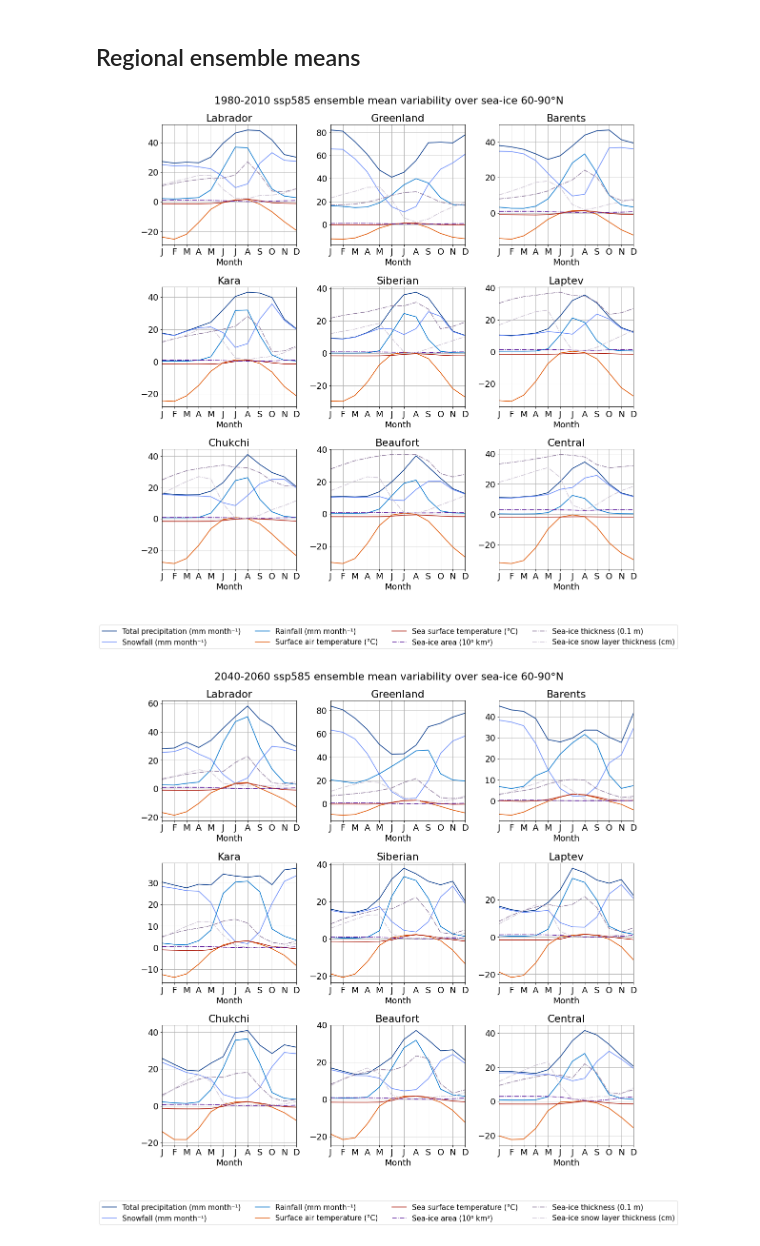
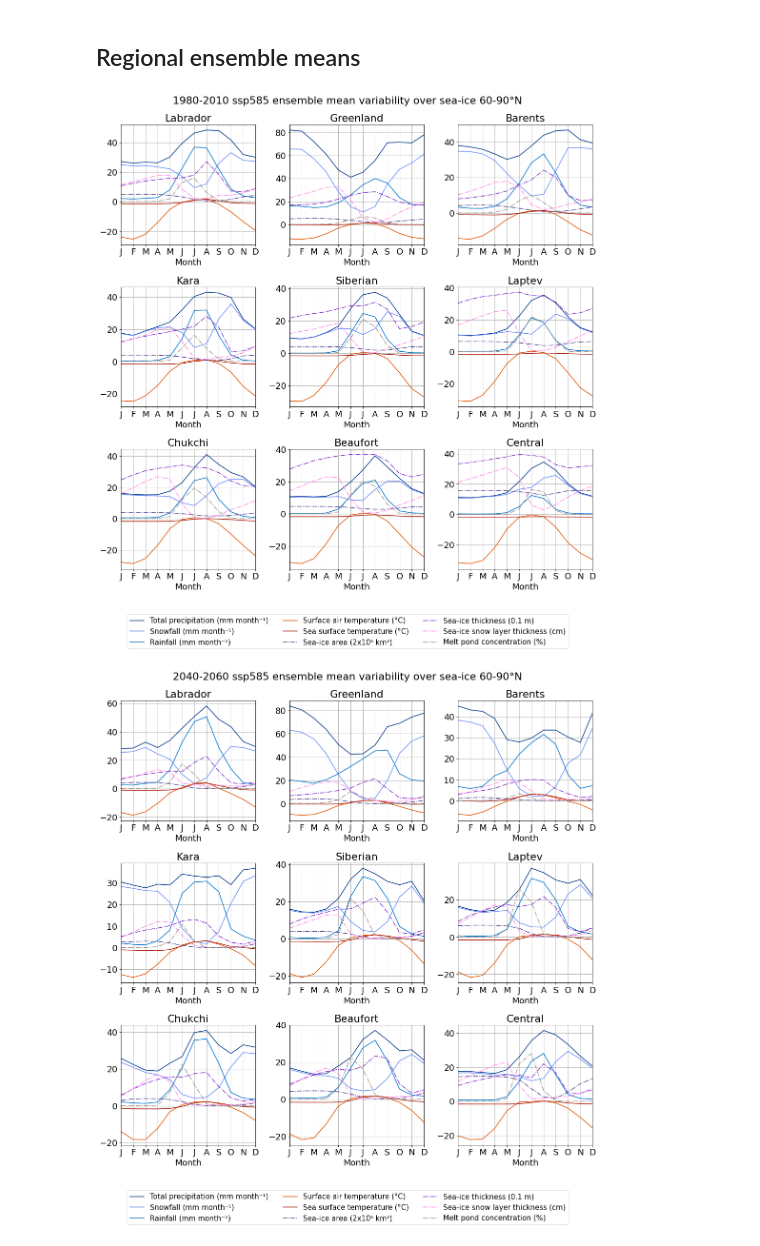
Before and after one commit to hannahwoodward/cmip6-seaice-precipitation, a Jupyter notebook: ensemble-comp-si.ipynb, the cells around one changed output. Drawn from its saved outputs; the diff is of its cells as text; code cells hidden in the pictures.

```diff
--- a/ensemble-comp-si.ipynb
+++ b/ensemble-comp-si.ipynb
@@ -49,6 +49,9 @@ ensemble_sithick_time_series *= 10
 ensemble_sisnthick_time_series = libs.local.get_ensemble_series('sisnthick', experiment)
 ensemble_sisnthick_time_series *= 100
 
+ensemble_simp_time_series = libs.local.get_ensemble_series('simpconc', experiment)
+#ensemble_simp_time_series /= 1e5
+
 # ensemble_simass_time_series = time_series_process(
 #     libs.local.get_ensemble_series('simass', experiment)
 # )
@@ -57,6 +60,8 @@ for variable in ensemble_tas_time_series:
     ensemble_siconc_time_series[variable].attrs['plot_kwargs'] = { 'linestyle': 'dashdot' }
     ensemble_sithick_time_series[variable].attrs['plot_kwargs'] = { 'linestyle': 'dashdot' }
     ensemble_sisnthick_time_series[variable].attrs['plot_kwargs'] = { 'linestyle': 'dashdot' }
+    if variable in ensemble_simp_time_series:
+        ensemble_simp_time_series[variable].attrs['plot_kwargs'] = { 'linestyle': 'dashdot' }
 
 
 time_slices = libs.vars.default_time_slices()
@@ -171,15 +179,20 @@ for s in time_slices:
 
         slice_siconc = ensemble_siconc_time_series.sel(**s['slice']).groupby('time.month').mean('time')
         slice_siconc[model].attrs['label'] = 'Sea-ice area (2x10⁵ km²)'
-        slice_siconc[model].attrs['color'] = '#5a189a'
+        slice_siconc[model].attrs['color'] = '#564592'
 
         slice_sithick = ensemble_sithick_time_series.sel(**s['slice']).groupby('time.month').mean('time')
         slice_sithick[model].attrs['label'] = 'Sea-ice thickness (0.1 m)'
-        slice_sithick[model].attrs['color'] = '#927EA0'
+        slice_sithick[model].attrs['color'] = '#7f2ccb'
 
         slice_sisnthick = ensemble_sisnthick_time_series.sel(**s['slice']).groupby('time.month').mean('time')
         slice_sisnthick[model].attrs['label'] = 'Sea-ice snow layer thickness (cm)'
-        slice_sisnthick[model].attrs['color'] = '#CDC4D4'
+        slice_sisnthick[model].attrs['color'] = '#ff84e8'
+
+        slice_simp = ensemble_simp_time_series.sel(**s['slice']).groupby('time.month').mean('time')
+        if model in slice_simp:
+            slice_simp[model].attrs['label'] = 'Melt pond concentration (%)'
+            slice_simp[model].attrs['color'] = '#A0948B'
 
         model_variables = [
             slice_pr[model],
@@ -191,12 +204,14 @@ for s in time_slices:
             slice_sithick[model],
             slice_sisnthick[model]
         ]
+        if model in slice_simp:
+            model_variables.append(slice_simp[model])
 
         arr.append(model_variables)
 
     libs.plot.monthly_variability_model(
         arr,
-        cols=4,
+        cols=3,
         legend_below=True,
         shape=(2, 3),
         title=f'{s_label} {experiment} mean monthly variability (masked to sea-ice) 60-90°N',
@@ -218,6 +233,7 @@ regions_tos = libs.local.get_ensemble_regional_series('tos_siconc', experiment)
 regions_siconc = libs.local.get_ensemble_regional_series('siconc', experiment)
 regions_sithick = libs.local.get_ensemble_regional_series('sithick', experiment)
 regions_sisnthick = libs.local.get_ensemble_regional_series('sisnthick', experiment)
+regions_simp = libs.local.get_ensemble_regional_series('simpconc', experiment)
 
 for s in time_slices:
     s_label = s['label']
@@ -247,43 +263,49 @@ for s in time_slices:
         data_tos_slice['Ensemble mean'].attrs['color'] = '#ae2012'
 
         data_siconc_slice = regions_siconc[i].sel(**s['slice']).groupby('time.month').mean('time')
-        data_siconc_slice /= 1e6
-        data_siconc_slice['Ensemble mean'].attrs['label'] = 'Sea-ice area (10⁶ km²)'
-        data_siconc_slice['Ensemble mean'].attrs['color'] = '#5a189a'
+        data_siconc_slice /= 2e5
+        data_siconc_slice['Ensemble mean'].attrs['label'] = 'Sea-ice area (2x10⁵ km²)'
+        data_siconc_slice['Ensemble mean'].attrs['color'] = '#564592'
         data_siconc_slice['Ensemble mean'].attrs['plot_kwargs'] = { 'linestyle': 'dashdot' }
 
         data_sithick_slice = regions_sithick[i].sel(**s['slice']).groupby('time.month').mean('time')
         data_sithick_slice *= 10
         data_sithick_slice['Ensemble mean'].attrs['label'] = 'Sea-ice thickness (0.1 m)'
-        data_sithick_slice['Ensemble mean'].attrs['color'] = '#927EA0'
+        data_sithick_slice['Ensemble mean'].attrs['color'] = '#7f2ccb'
         data_sithick_slice['Ensemble mean'].attrs['plot_kwargs'] = { 'linestyle': 'dashdot' }
 
         data_sisnthick_slice = regions_sisnthick[i].sel(**s['slice']).groupby('time.month').mean('time')
         data_sisnthick_slice *= 100
         data_sisnthick_slice['Ensemble mean'].attrs['label'] = 'Sea-ice snow layer thickness (cm)'
-        data_sisnthick_slice['Ensemble mean'].attrs['color'] = '#CDC4D4'
+        data_sisnthick_slice['Ensemble mean'].attrs['color'] = '#ff84e8'
         data_sisnthick_slice['Ensemble mean'].attrs['plot_kwargs'] = { 'linestyle': 'dashdot' }
+
+        data_simp_slice = regions_simp[i].sel(**s['slice']).groupby('time.month').mean('time')
+        data_simp_slice['Ensemble mean'].attrs['label'] = 'Melt pond concentration (%)'
+        data_simp_slice['Ensemble mean'].attrs['color'] = '#A0948B'
+        data_simp_slice['Ensemble mean'].attrs['plot_kwargs'] = { 'linestyle': 'dashdot' }
 
         arr.append([
             data_pr_slice,
             data_prsn_slice,
             data_prra_slice,
             data_tas_slice,
             data_tos_slice,
             data_siconc_slice,
             data_sithick_slice,
-            data_sisnthick_slice
+            data_sisnthick_slice,
+            data_simp_slice
         ])
 
     libs.plot.monthly_variability_regional(
         arr,
-        cols=4,
+        cols=3,
         legend_below=True,
         title=f'{s_label} {experiment} ensemble mean variability over sea-ice 60-90°N',
         variables=['Ensemble mean'],
         ylabel=time_series_y_label,
         #yrange=(-1, 4)
     )
 # %% [output]
-[figure, old version]
+[figure, new version]
-[figure, old version]
+[figure, new version]
```
Also changed, not shown: parts of 3 cells of this notebook, 1 other file.
